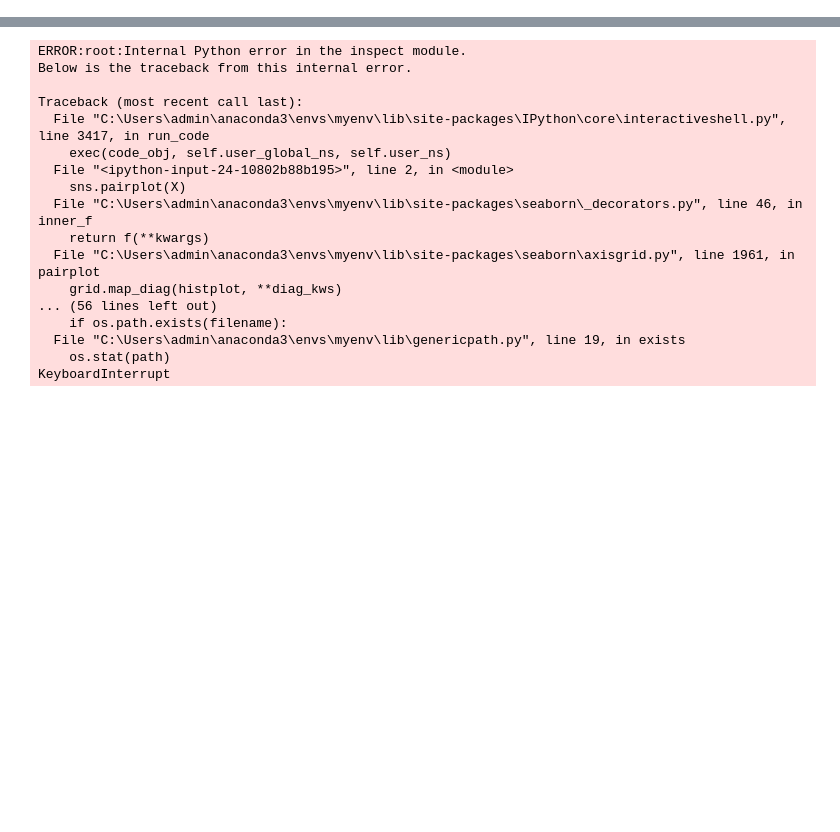
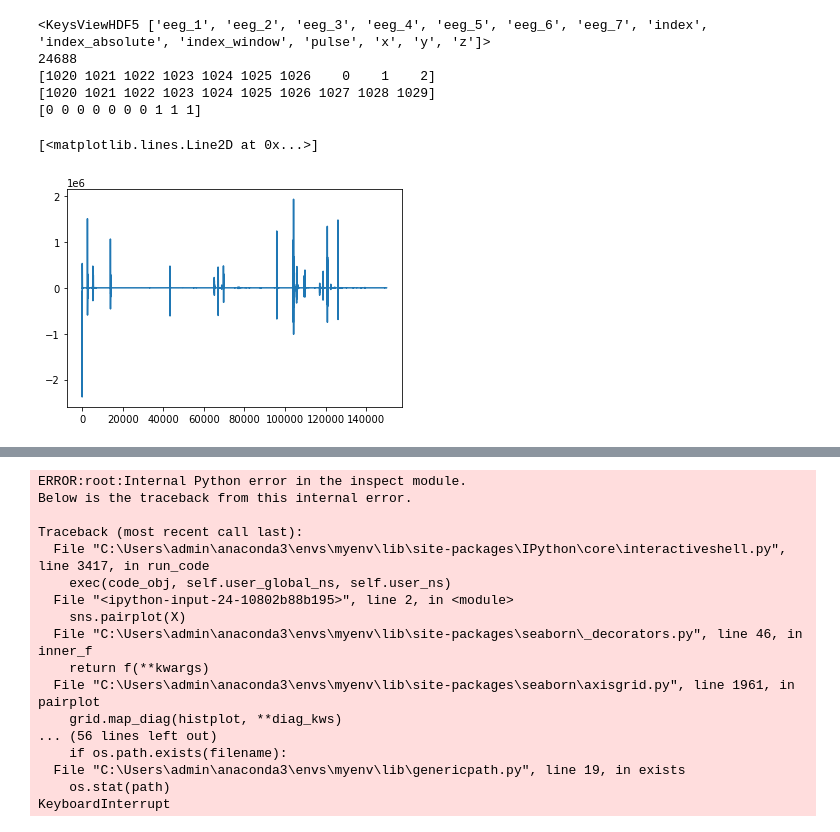
Before and after one commit to Roulini/dreem, a Jupyter notebook: main.ipynb, the cells around one changed output, grey strips where cells are left out. Cells and saved outputs as stored; diff of their text form; code cells hidden in the pictures; blank space fills up the shorter version.

```diff
--- a/main.ipynb
+++ b/main.ipynb
@@ -1 +1,15 @@
+# %%
+import h5py
+import pandas as pd
+import matplotlib.pyplot as plt
+import numpy as np
+import joblib
+import os
+
+
+f_train = h5py.File("data/raw/X_train.h5/X_train.h5","r")
+f_test = h5py.File("data/raw/X_test.h5/X_test.h5","r")
+
+
+y_train_raw = pd.read_csv('data/raw/y_train.csv')
 # %%
@@ -68 +166,29 @@ plt.plot(test)
+# %%
+#describe data
+# print(len(f_test["eeg_1"]))
+print(f_train.keys())
+print(len(f_train["eeg_1"]))
+
+# print(f_test["index"][10:])
+print(f_train["index_window"][1020:1030])
+print(f_train["index_absolute"][1020:1030])
+print(f_train["index"][1020:1030])
+# %% [output]
+<KeysViewHDF5 ['eeg_1', 'eeg_2', 'eeg_3', 'eeg_4', 'eeg_5', 'eeg_6', 'eeg_7', 'index', 'index_absolute', 'index_window', 'pulse', 'x', 'y', 'z']>
+24688
+[1020 1021 1022 1023 1024 1025 1026    0    1    2]
+[1020 1021 1022 1023 1024 1025 1026 1027 1028 1029]
+[0 0 0 0 0 0 0 1 1 1]
+# %%
+
+eeg1_merged = np.array(f_train["eeg_1"][:100]).reshape(-1)
+eeg7_merged = np.array(f_train["eeg_1"][:100]).reshape(-1)
+x_merged = np.array(f_train["x"][:100]).reshape(-1)
+# %%
+
+plt.plot(eeg7_merged[:])
+# plt.plot(f_train["eeg_7"][5])
+# %% [output]
+[<matplotlib.lines.Line2D at 0x...>]
+[figure, added]
 # %%
```
Also changed, not shown: parts of 19 cells of this notebook.
